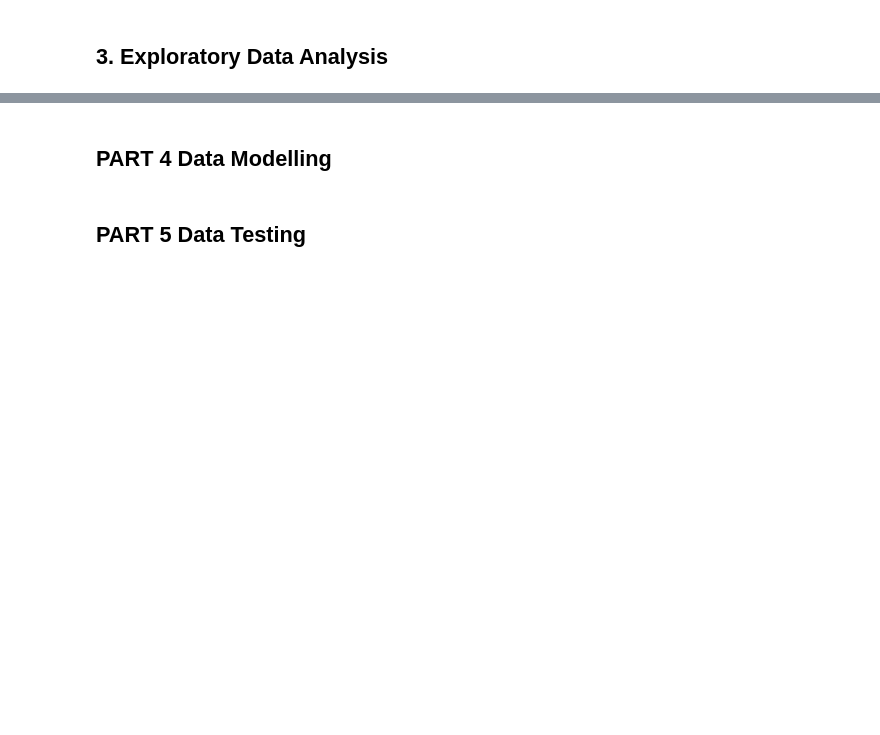
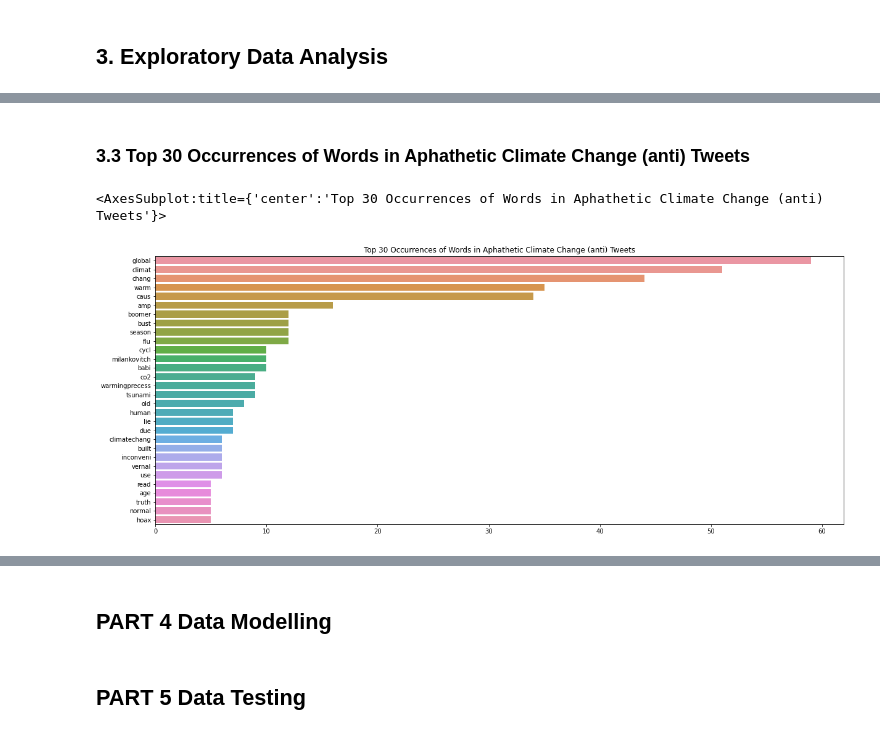
Before and after one commit to Densho1/Climate-Change-Sentiment-Predictor, a Jupyter notebook: CCSP.ipynb, the cells around one changed output, grey strips where cells are left out. Cells and saved outputs as stored; diff of their text form; code cells hidden in the pictures; blank space fills up the shorter version.

```diff
--- a/CCSP.ipynb
+++ b/CCSP.ipynb
@@ -188,0 +209,25 @@ plt.show()
+# %% [markdown]
+### 3.3 Top 30 Occurrences of Words in Aphathetic Climate Change (anti) Tweets
+# %%
+antidict = {}
+antitweets = dfcv[(dfcv['sympathy'] == -1)]
+
+for i in range(antitweets.shape[0]):
+    wordarray = antitweets['text'].iloc[i].split(" ")
+    for word in wordarray:
+        if word in antidict:
+            antidict[word] += 1
+        else:
+            antidict[word] = 1
+
+antidict = dict(sorted(antidict.items(), key=lambda item: item[1], reverse=True))
+#print(prodict)
+
+plt.figure(figsize=(20,8))
+plt.title("Top 30 Occurrences of Words in Aphathetic Climate Change (anti) Tweets")
+keys = list(antidict.keys())[:30]
+vals = list(antidict.values())[:30]
+sns.barplot(x=vals, y=keys)
+# %% [output]
+<AxesSubplot:title={'center':'Top 30 Occurrences of Words in Aphathetic Climate Change (anti) Tweets'}>
+[figure, added]
```
Also changed, not shown: parts of 15 cells of this notebook.
